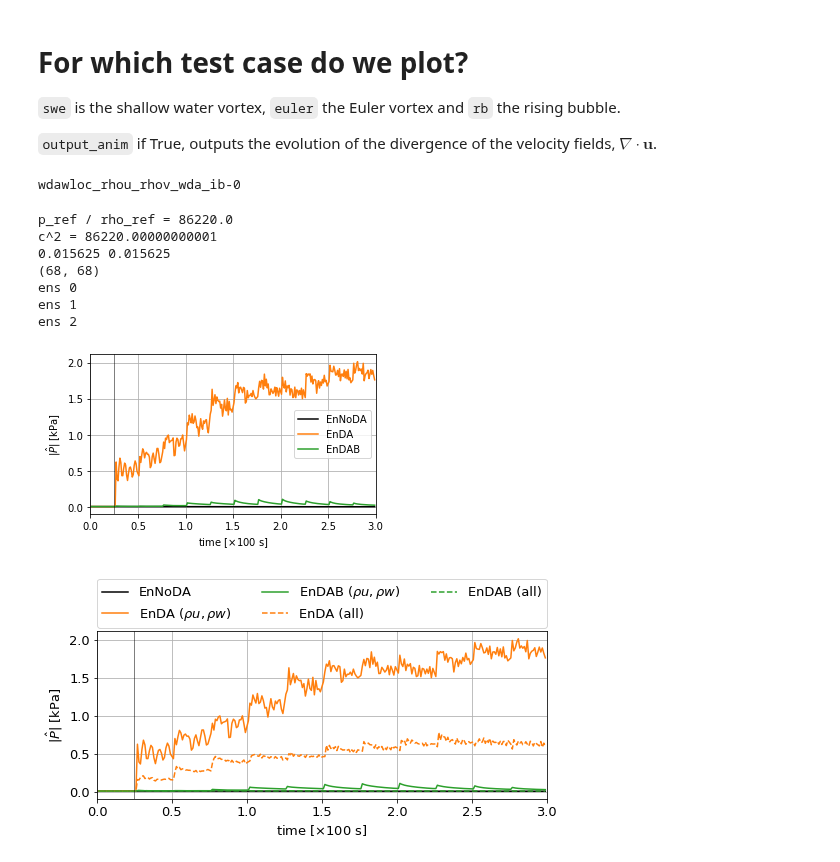
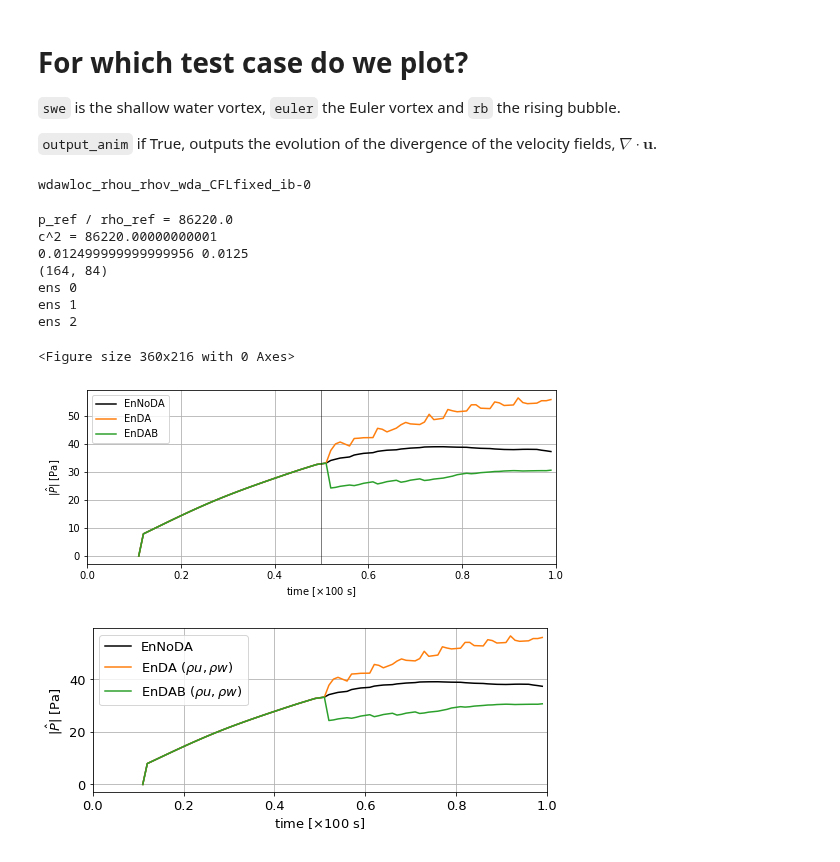
Before and after one commit to ray-chew/pyBELLA, a Jupyter notebook: visualiser_debugger/review_localdab/scale_analysis.ipynb, the cells around one changed output. Saved outputs shown, nothing was run; the diff lists cells and outputs as text; code cells hidden in the pictures.

Commit message:
fixed RB figure size in scale analysis plot (B1)

```diff
--- a/visualiser_debugger/review_localdab/scale_analysis.ipynb
+++ b/visualiser_debugger/review_localdab/scale_analysis.ipynb
@@ -24,8 +24,8 @@ import matplotlib.pyplot as plt
 `output_anim` if True, outputs the evolution of the divergence of the velocity fields, $\nabla \cdot \mathbf{u}$.
 # %%
 swe = False
-euler = True
-rb = False
+euler = False
+rb = True
 
 output_all = False # get scale analysis for Euler vortex, with rhou and rhov assimilated or with ALL quantities assimilated?
 output_anim = False
@@ -110,7 +110,7 @@ print(sfx0)
 N = 10
 tag = tags[9]
 # %% [output]
-wdawloc_rhou_rhov_wda_ib-0
+wdawloc_rhou_rhov_wda_CFLfixed_ib-0
 # %%
 # load pickled instances of data used in simulation
 fn_pickle = tc.get_filename(N,sfx0,format='dat')
@@ -304,52 +304,60 @@ plt.show()
 # %% [output]
 p_ref / rho_ref = 86220.0
 c^2 = 86220.00000000001
-0.015625 0.015625
-(68, 68)
+0.012499999999999956 0.0125
+(164, 84)
 ens 0
 ens 1
 ens 2
+<Figure size 360x216 with 0 Axes>
-[figure, old version]
+[figure, new version]
 # %%
 barPu_all = np.copy(barPu)
 # %%
-plt.figure(figsize=(7.5,4))
+if euler:
+    plt.figure(figsize=(7.5,4))
+elif rb:
+    plt.figure(figsize=(7.5,3.2))
 
 plt.rcParams.update({'font.size': 13})
 
 plt.plot(t_axs, barPu[0] - barPu00, 'k', label=lbl_ref)
 plt.plot(t_axs, barPu[1] - barPu00, 'C1', label=r'EnDA $(\rho u, \rho w)$')
 plt.plot(t_axs, barPu[2] - barPu00, 'C2', label=r'EnDAB $(\rho u, \rho w)$')
-plt.plot(t_axs, barPu_all[1] - barPu00, 'C1--', label=r'EnDA (all)')
+if euler:
+    plt.plot(t_axs, barPu_all[1] - barPu00, 'C1--', label=r'EnDA (all)')
 
 
 # plt.plot(t_axs, barPu_all[0] - barPu00, 'k', label=lbl_ref)
-plt.plot(t_axs, barPu_all[2] - barPu00, 'C2--', label=r'EnDAB (all)')
+    plt.plot(t_axs, barPu_all[2] - barPu00, 'C2--', label=r'EnDAB (all)')
 
 if swe:
     plt.xlabel(r'time [$\times 100$ s]', labelpad=5)
     plt.ylabel(r'$\hat{h}^\prime$ [m]')
     plt.axvline(0.25, c='k', lw=0.5)
 elif euler:
     plt.xlabel(r'time $[\times 100$ s$]$')
     plt.ylabel(r'$| \hat{P} |$ [kPa]')
     plt.axvline(0.25, c='k', lw=0.5)
 elif rb:
     plt.xlabel(r'time $[\times 100$ s$]$')
     plt.ylabel(r'$ | \hat{P} |$ [Pa]')
     plt.axvline(5.0, c='k', lw=0.5)
 
 if rb:
     xet = 1.0
 elif euler:
     xet = 3.0
 plt.xlim([0, xet])
 # plt.ylim([0,3.0])
-plt.legend(bbox_to_anchor=(0., 1.02, 1., .102), loc=3,
-       ncol=3, mode="expand", borderaxespad=0.)
+if euler:
+    plt.legend(bbox_to_anchor=(0., 1.02, 1., .102), loc=3,
+           ncol=3, mode="expand", borderaxespad=0.)
+elif rb:
+    plt.legend()
 plt.grid()
 plt.tight_layout()
 plt.savefig('./output/scale_analysis_%s.pdf' %lbl)
 plt.show()
 # %% [output]
-[figure, old version]
+[figure, new version]
```
Also changed, not shown: 1 other file.
